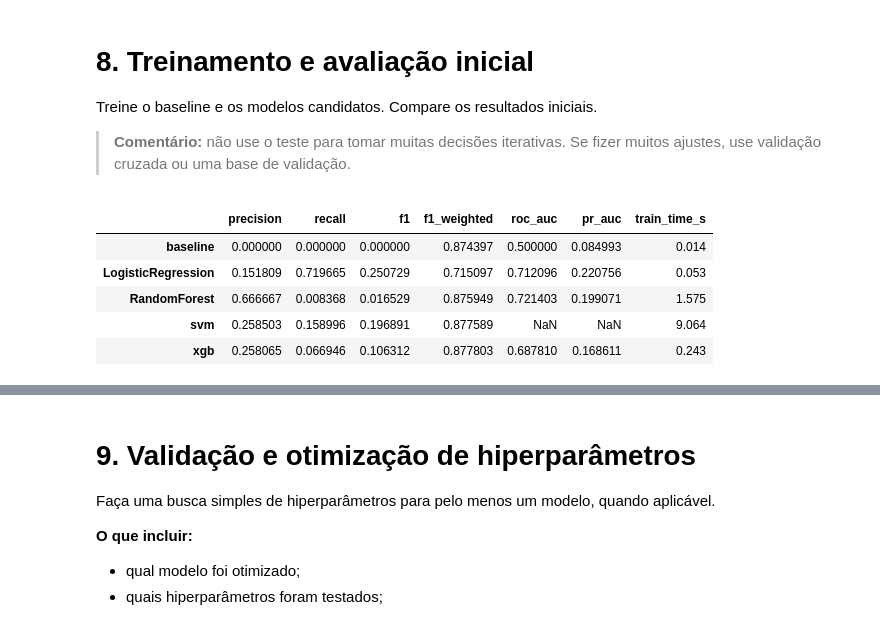
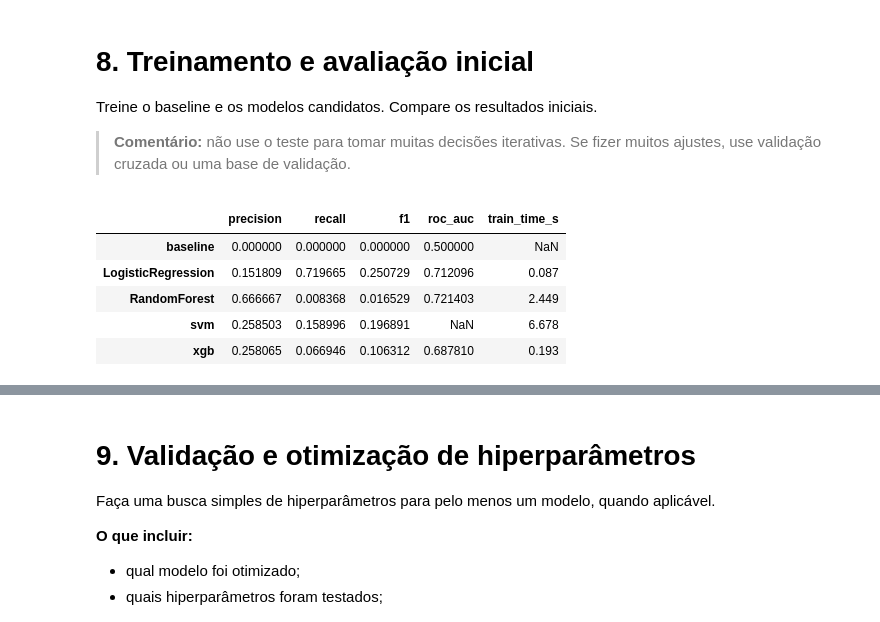
Before and after one commit to marcelastein/MVP-Classificacao_conflitos_militares, a Jupyter notebook: MVP_ML_Classificacao_de_conflitos.ipynb, the cells around one changed output, grey strips where cells are left out. Cells and saved outputs as stored; diff of their text form; code cells hidden in the pictures.

```diff
--- a/MVP_ML_Classificacao_de_conflitos.ipynb
+++ b/MVP_ML_Classificacao_de_conflitos.ipynb
@@ -1085,59 +859,39 @@ Treine o baseline e os modelos candidatos. Compare os resultados iniciais.
 # %%
 results = {}
 trained_models = {}
 
-if PROBLEM_TYPE in ["classificacao", "regressao","classificacao_com_relacao_tempo"]:
-    # Baseline
+
+# Baseline
+t0 = time.time()
+baseline.fit(X_train, y_train)
+train_time = time.time() - t0
+
+y_pred = baseline.predict(X_test)
+
+proba = baseline.predict_proba(X_test) if hasattr(baseline, "predict_proba") else None
+results["baseline"] = evaluate_classification(y_test, y_pred, proba)
+
+
+# Modelos candidatos
+for name, model in candidates.items():
     t0 = time.time()
-    baseline.fit(X_train, y_train)
+    model.fit(X_train, y_train)
     train_time = time.time() - t0
 
-    y_pred = baseline.predict(X_test)
-    if PROBLEM_TYPE == "classificacao" or "classificacao_com_relacao_tempo":
-        proba = baseline.predict_proba(X_test) if hasattr(baseline, "predict_proba") else None
-        results["baseline"] = evaluate_classification(y_test, y_pred, proba)
-    else:
-        results["baseline"] = evaluate_regression(y_test, y_pred)
-    results["baseline"]["train_time_s"] = round(train_time, 3)
-    trained_models["baseline"] = baseline
+    y_pred = model.predict(X_test)
 
-    # Modelos candidatos
-    for name, model in candidates.items():
-        t0 = time.time()
-        model.fit(X_train, y_train)
-        train_time = time.time() - t0
+    proba = model.predict_proba(X_test) if hasattr(model, "predict_proba") else None
+    results[name] = evaluate_classification(y_test, y_pred, proba)
 
-        y_pred = model.predict(X_test)
-        if PROBLEM_TYPE == "classificacao" or "classificacao_com_relacao_tempo":
-            proba = model.predict_proba(X_test) if hasattr(model, "predict_proba") else None
-            results[name] = evaluate_classification(y_test, y_pred, proba)
-        else:
-            results[name] = evaluate_regression(y_test, y_pred)
 
-        results[name]["train_time_s"] = round(train_time, 3)
-        trained_models[name] = model
-
-elif PROBLEM_TYPE == "clusterizacao":
-    for name, model in candidates.items():
-        t0 = time.time()
-        model.fit(X_train)
-        train_time = time.time() - t0
-        labels = model.predict(X_test)
-        X_test_transformed = model.named_steps["preprocess"].transform(X_test)
-        results[name] = {
-            "silhouette": silhouette_score(X_test_transformed, labels),
-            "train_time_s": round(train_time, 3)
-        }
-        trained_models[name] = model
-
-elif PROBLEM_TYPE == "serie_temporal":
-    print("Implemente baseline temporal e modelos candidatos específicos para forecasting.")
+    results[name]["train_time_s"] = round(train_time, 3)
+    trained_models[name] = model
 
 show_results_table(results)
 # %% [output]
-|  | precision | recall | f1 | f1_weighted | roc_auc | pr_auc | train_time_s |
-| baseline | 0.000000 | 0.000000 | 0.000000 | 0.874397 | 0.500000 | 0.084993 | 0.014 |
-| LogisticRegression | 0.151809 | 0.719665 | 0.250729 | 0.715097 | 0.712096 | 0.220756 | 0.053 |
-| RandomForest | 0.666667 | 0.008368 | 0.016529 | 0.875949 | 0.721403 | 0.199071 | 1.575 |
-| svm | 0.258503 | 0.158996 | 0.196891 | 0.877589 | NaN | NaN | 9.064 |
-| xgb | 0.258065 | 0.066946 | 0.106312 | 0.877803 | 0.687810 | 0.168611 | 0.243 |
+|  | precision | recall | f1 | roc_auc | train_time_s |
+| baseline | 0.000000 | 0.000000 | 0.000000 | 0.500000 | NaN |
+| LogisticRegression | 0.151809 | 0.719665 | 0.250729 | 0.712096 | 0.087 |
+| RandomForest | 0.666667 | 0.008368 | 0.016529 | 0.721403 | 2.449 |
+| svm | 0.258503 | 0.158996 | 0.196891 | NaN | 6.678 |
+| xgb | 0.258065 | 0.066946 | 0.106312 | 0.687810 | 0.193 |
```
Also changed, not shown: parts of 53 cells of this notebook.
